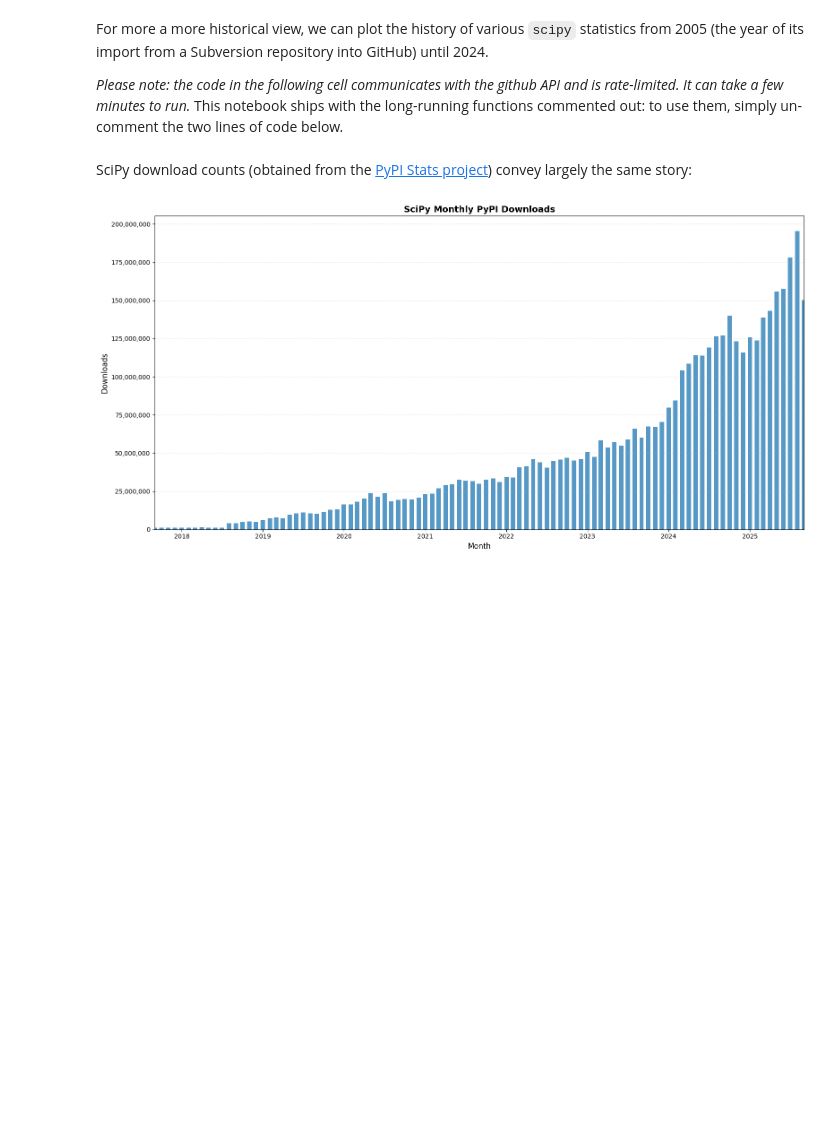
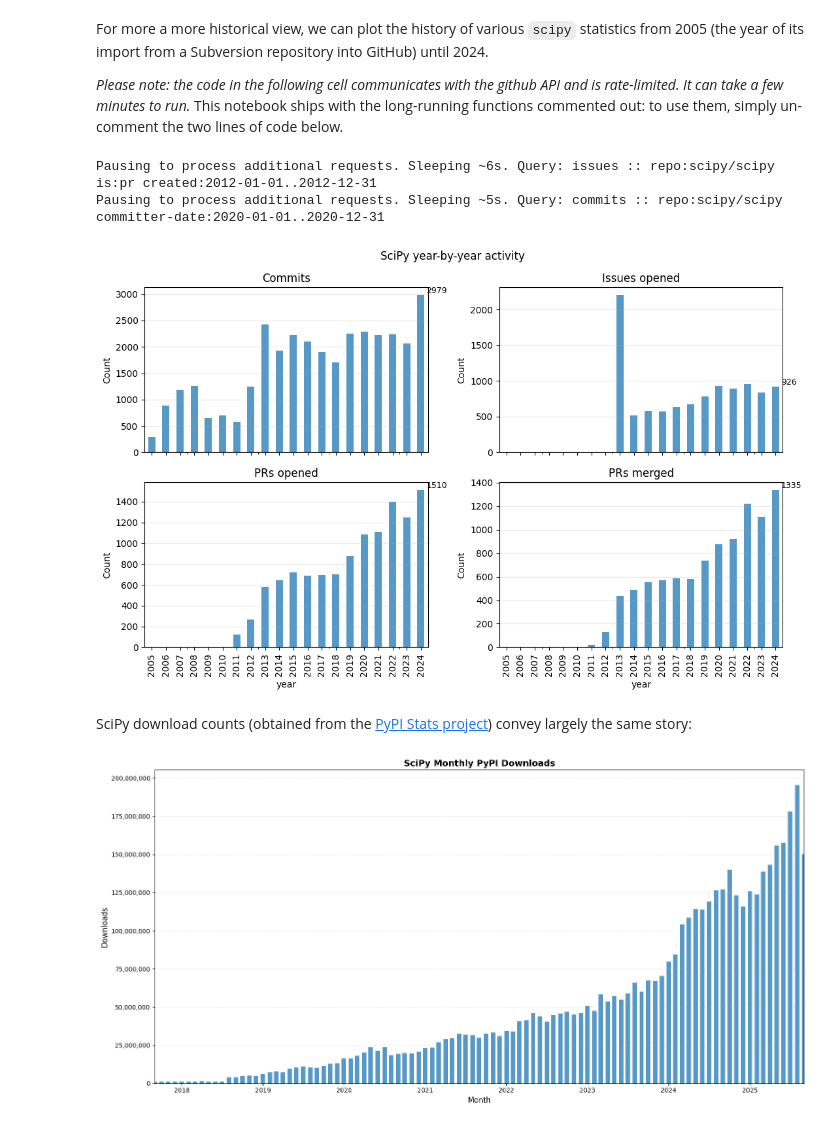
Before and after one commit to peterdresslar/scipy-community-analysis, a Jupyter notebook: notebooks/main.ipynb, the cells around one changed output. Drawn from its saved outputs; the diff is of its cells as text; code cells hidden in the pictures; blank space fills up the shorter version.

```diff
--- a/notebooks/main.ipynb
+++ b/notebooks/main.ipynb
@@ -59,8 +58,12 @@ For more a more historical view, we can plot the history of various `scipy` stat
 # %%
 from notebook_utils import yearly_counts, plot_yearly_trends
 
-# data_by_year = yearly_counts("scipy", "scipy", 2005, 2024)
-# plot_yearly_trends(data_by_year)
+data_by_year = yearly_counts("scipy", "scipy", 2005, 2024)
+plot_yearly_trends(data_by_year)
+# %% [output]
+Pausing to process additional requests. Sleeping ~6s. Query: issues :: repo:scipy/scipy is:pr created:2012-01-01..2012-12-31
+Pausing to process additional requests. Sleeping ~5s. Query: commits :: repo:scipy/scipy committer-date:2020-01-01..2020-12-31
+[figure, added]
 # %% [markdown]
 SciPy download counts (obtained from the [PyPI Stats project](https://pypistats.org/about)) convey largely the same story:
 # %%
```
Also changed, not shown: parts of 3 cells of this notebook, 13 other files.
